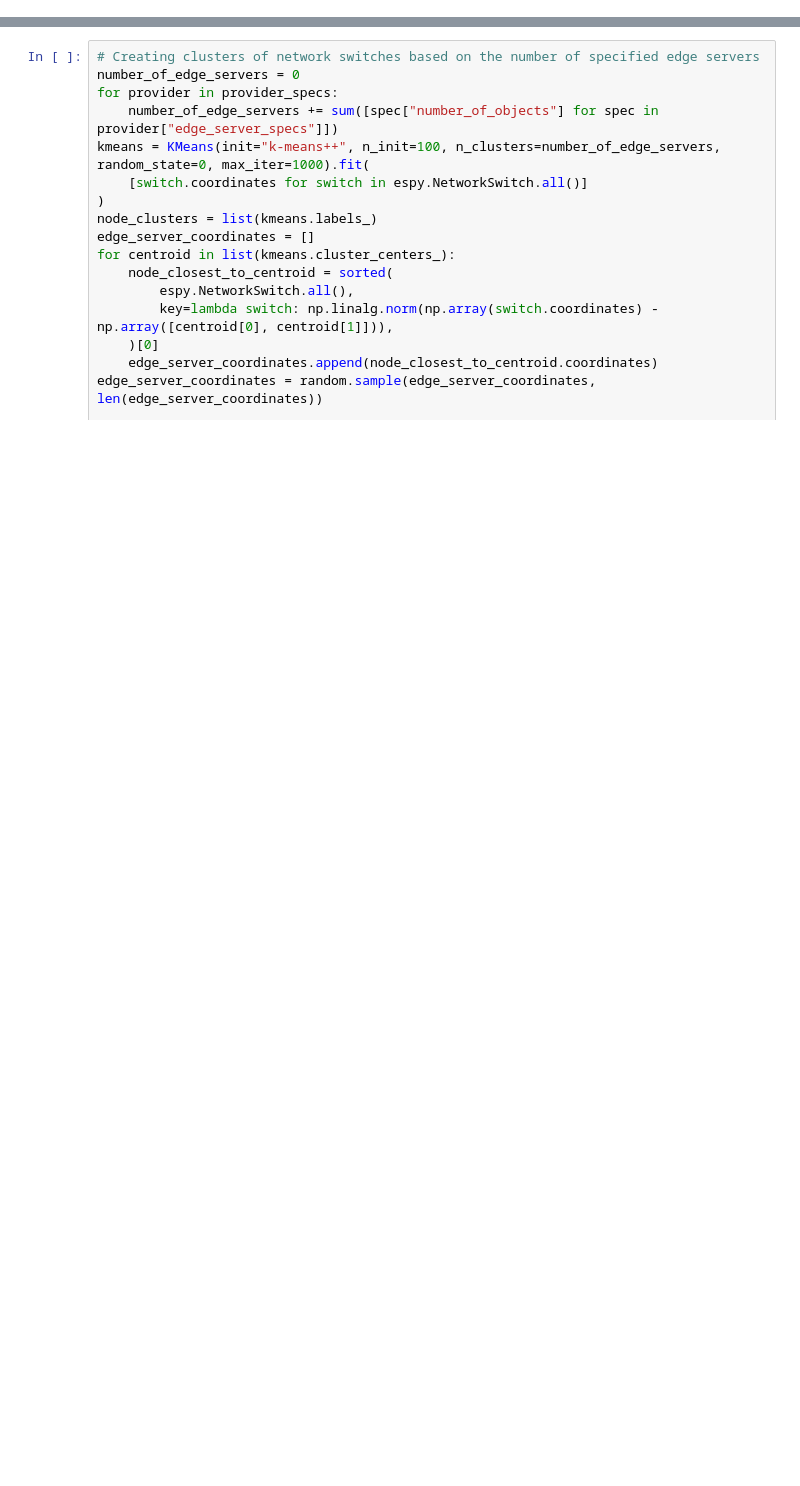
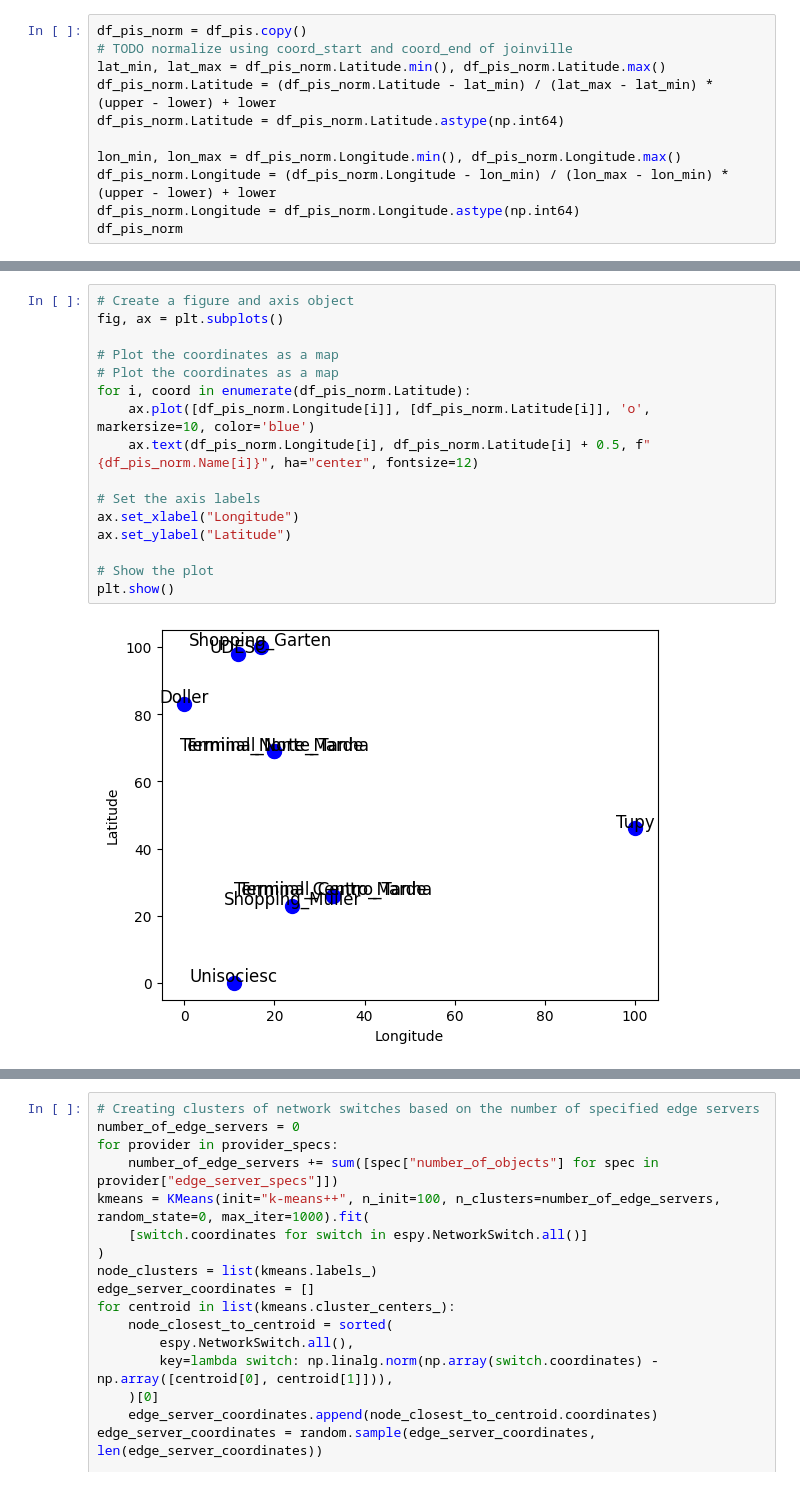
Before and after one commit to paulora2405/espy-user-mobility, a Jupyter notebook: notebooks/geo-parsing.ipynb, the cells around one changed output, grey strips where cells are left out. Saved outputs shown, nothing was run; the diff lists cells and outputs as text; blank space fills up the shorter version.

```diff
--- a/notebooks/geo-parsing.ipynb
+++ b/notebooks/geo-parsing.ipynb
@@ -148,0 +127,11 @@ Length: 2389, dtype: int64
+# %%
+df_pis_norm = df_pis.copy()
+# TODO normalize using coord_start and coord_end of joinville
+lat_min, lat_max = df_pis_norm.Latitude.min(), df_pis_norm.Latitude.max()
+df_pis_norm.Latitude = (df_pis_norm.Latitude - lat_min) / (lat_max - lat_min) * (upper - lower) + lower
+df_pis_norm.Latitude = df_pis_norm.Latitude.astype(np.int64)
+
+lon_min, lon_max = df_pis_norm.Longitude.min(), df_pis_norm.Longitude.max()
+df_pis_norm.Longitude = (df_pis_norm.Longitude - lon_min) / (lon_max - lon_min) * (upper - lower) + lower
+df_pis_norm.Longitude = df_pis_norm.Longitude.astype(np.int64)
+df_pis_norm
@@ -207,2 +193,20 @@ scatter_hist(x, y, ax, ax_histx, ax_histy)
+# %%
+# Create a figure and axis object
+fig, ax = plt.subplots()
+
+# Plot the coordinates as a map
+# Plot the coordinates as a map
+for i, coord in enumerate(df_pis_norm.Latitude):
+    ax.plot([df_pis_norm.Longitude[i]], [df_pis_norm.Latitude[i]], 'o', markersize=10, color='blue')
+    ax.text(df_pis_norm.Longitude[i], df_pis_norm.Latitude[i] + 0.5, f"{df_pis_norm.Name[i]}", ha="center", fontsize=12)
+
+# Set the axis labels
+ax.set_xlabel("Longitude")
+ax.set_ylabel("Latitude")
+
+# Show the plot
+plt.show()
+# %% [output]
+[figure, added]
 # %%
 coordinates_df = df_dedup[['Latitude', 'Longitude']]
```
Also changed, not shown: parts of 39 cells of this notebook, 3 other files.
